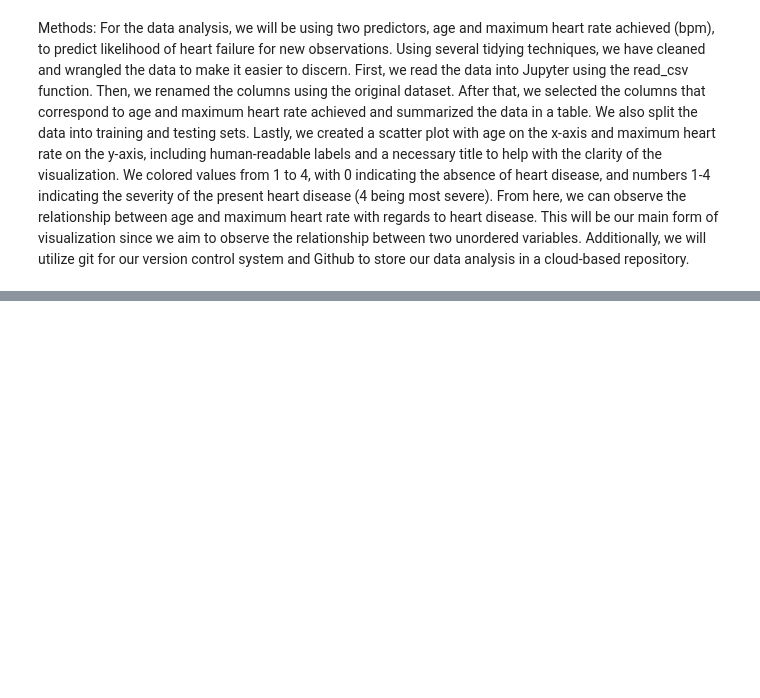
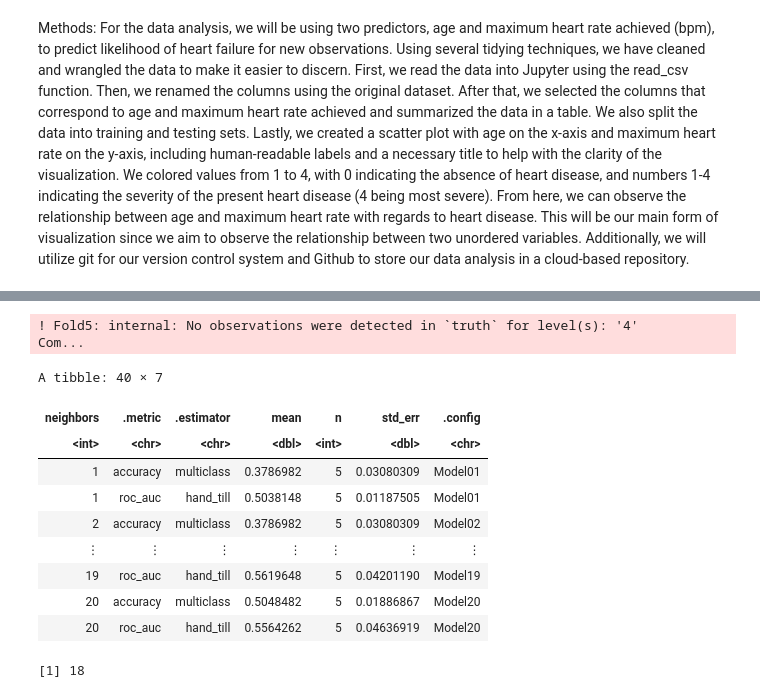
Before and after one commit to yun-sky/Heart-Failure-Report, a Jupyter notebook: Report.ipynb, the cells around one changed output, grey strips where cells are left out. Drawn from its saved outputs; the diff is of its cells as text; code cells hidden in the pictures; blank space fills up the shorter version.

```diff
--- a/Report.ipynb
+++ b/Report.ipynb
@@ -117,3 +118,10 @@ A tibble: 228 × 3
 # %% [markdown]
 Methods: For the data analysis, we will be using two predictors, age and maximum heart rate achieved (bpm), to predict likelihood of heart failure for new observations. Using several tidying techniques, we have cleaned and wrangled the data to make it easier to discern. First, we read the data into Jupyter using the read_csv function. Then, we renamed the columns using the original dataset. After that, we selected the columns that correspond to age and maximum heart rate achieved and summarized the data in a table. We also split the data into training and testing sets. Lastly, we created a scatter plot with age on the x-axis and maximum heart rate on the y-axis, including human-readable labels and a necessary title to help with the clarity of the visualization. We colored values from 1 to 4, with 0 indicating the absence of heart disease, and numbers 1-4 indicating the severity of the present heart disease (4 being most severe). From here, we can observe the relationship between age and maximum heart rate with regards to heart disease. This will be our main form of visualization since we aim to observe the relationship between two unordered variables.
 Additionally, we will utilize git for our version control system and Github to store our data analysis in a cloud-based repository.
+# %%
+heart_fold <- vfold_cv(cleveland_training, v = 5, strata = num)
+# %%
+heart_recipe <- recipe(num ~ ., data = cleveland_training) %>%
+    step_scale(all_predictors()) %>%
+    step_center(all_predictors())
+heart_recipe
@@ -119,0 +141,5 @@ Additionally, we will utilize git for our version control system and Github to s
+# %%
+heart_spec <- nearest_neighbor(weight_func = "rectangular", neighbors = tune()) %>%
+    set_engine("kknn") %>%
+    set_mode("classification")
+heart_spec
@@ -119,0 +154,32 @@ Additionally, we will utilize git for our version control system and Github to s
+# %%
+gridvals <- tibble(neighbors = c(1:20))
+# %%
+heart_fit <- workflow() %>%
+    add_recipe(heart_recipe) %>%
+    add_model(heart_spec) %>%
+    tune_grid(resamples = heart_fold, grid = gridvals) %>%
+    collect_metrics()
+heart_fit
+# %% [output]
+! Fold5: internal: No observations were detected in `truth` for level(s): '4'
+Com...
+A tibble: 40 × 7
+| neighbors | .metric | .estimator | mean | n | std_err | .config |
+| <int> | <chr> | <chr> | <dbl> | <int> | <dbl> | <chr> |
+| 1 | accuracy | multiclass | 0.3786982 | 5 | 0.03080309 | Model01 |
+| 1 | roc_auc | hand_till | 0.5038148 | 5 | 0.01187505 | Model01 |
+| 2 | accuracy | multiclass | 0.3786982 | 5 | 0.03080309 | Model02 |
+| ⋮ | ⋮ | ⋮ | ⋮ | ⋮ | ⋮ | ⋮ |
+| 19 | roc_auc | hand_till | 0.5619648 | 5 | 0.04201190 | Model19 |
+| 20 | accuracy | multiclass | 0.5048482 | 5 | 0.01886867 | Model20 |
+| 20 | roc_auc | hand_till | 0.5564262 | 5 | 0.04636919 | Model20 |
+# %%
+k_best <- heart_fit %>%
+    filter(.metric == "accuracy") %>%
+    arrange(desc(mean)) %>%
+    select(neighbors) %>%
+    slice(1) %>%
+    pull()
+k_best
+# %% [output]
+[1] 18
```
Also changed, not shown: parts of 5 cells of this notebook.
